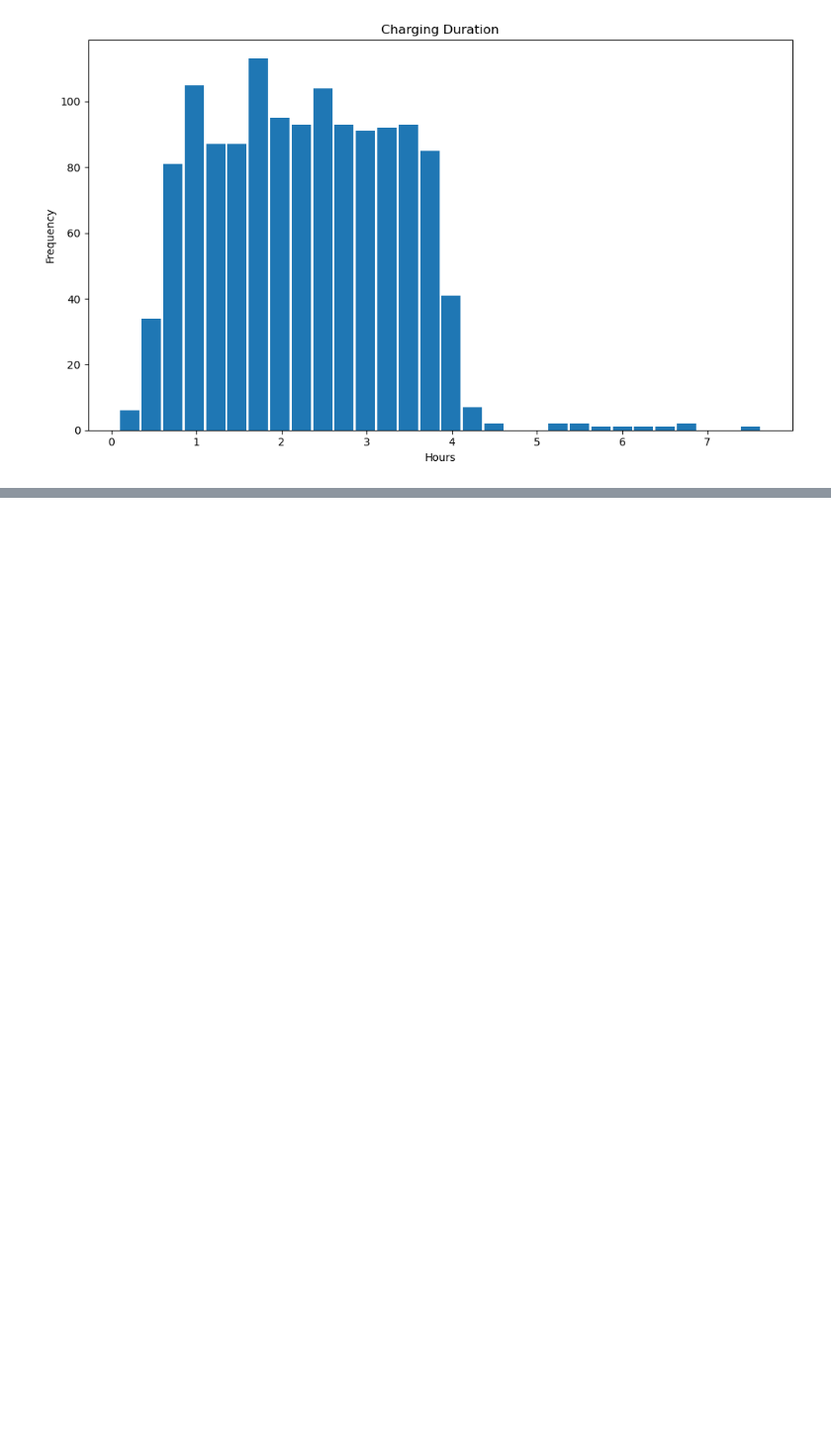
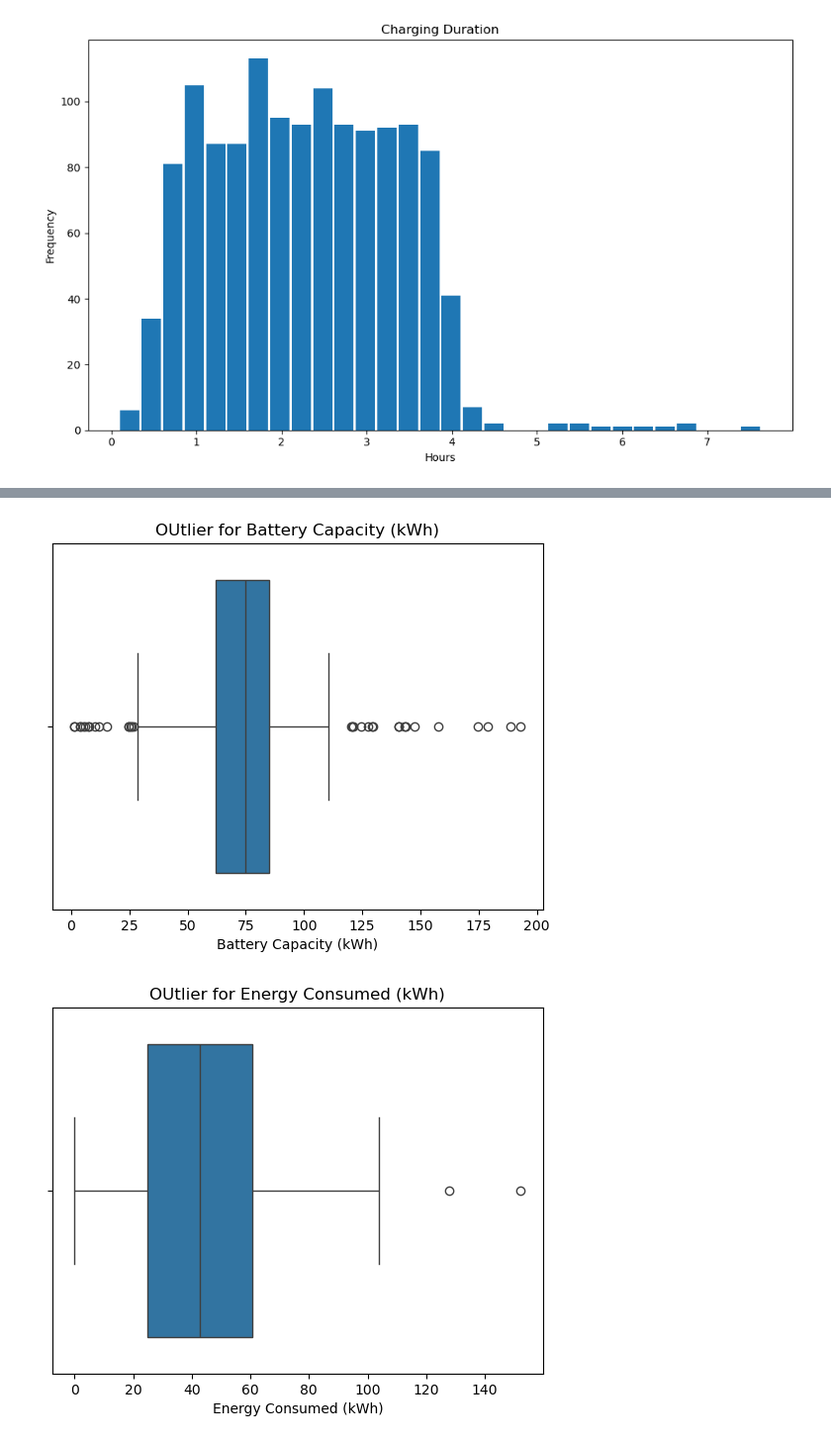
Before and after one commit to talhadmrl/Daily-Notebooks, a Jupyter notebook: Untitled.ipynb, the cells around one changed output, grey strips where cells are left out. Shown at 99% size. Drawn from its saved outputs; the diff is of its cells as text; code cells hidden in the pictures; blank space fills up the shorter version.

```diff
--- a/Untitled.ipynb
+++ b/Untitled.ipynb
@@ -106,0 +126,4 @@ plt.show()
+# %%
+categorical_cols = df.select_dtypes(exclude=np.number).columns
+for col in categorical_cols:
+    print(df[col].value_counts())
@@ -106,0 +148,9 @@ plt.show()
+# %%
+for col in numeric_cols:
+    plt.figure()
+    sns.boxplot(x=df[col])
+    plt.title(f"OUtlier for {col}")
+    plt.show()
+# %% [output]
+[figure, added]
+[figure, added]
```
Also changed, not shown: parts of 4 cells of this notebook.
